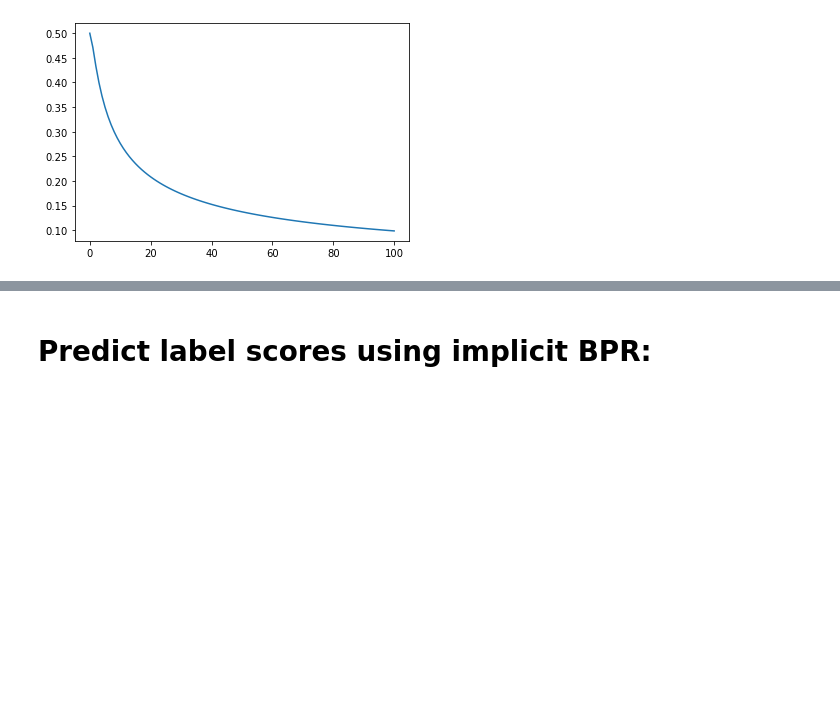
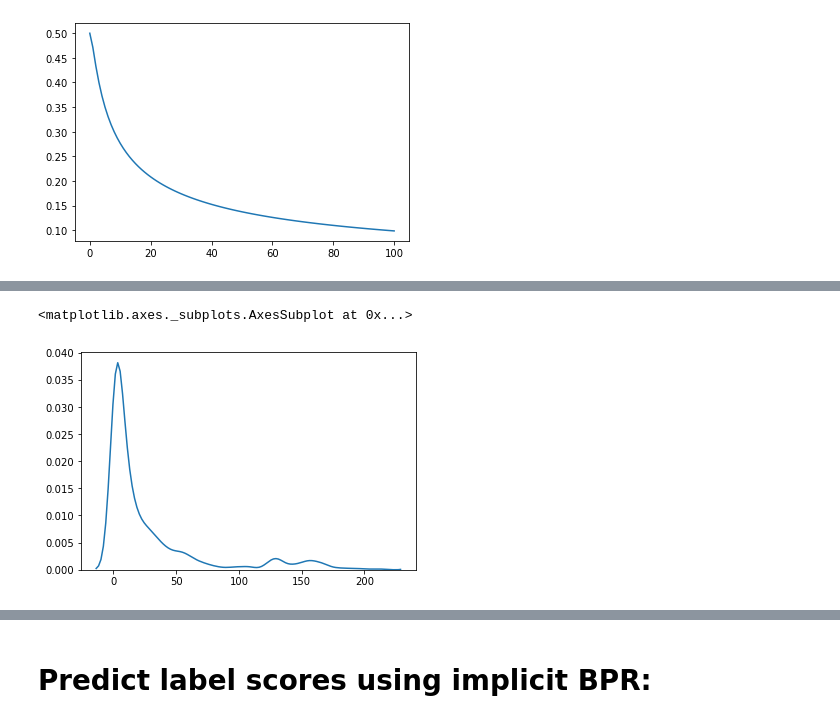
Before and after one commit to ljmartin/molrec, a Jupyter notebook: time_split/code_testing.ipynb, the cells around one changed output, grey strips where cells are left out. Saved outputs shown, nothing was run; the diff lists cells and outputs as text; code cells hidden in the pictures; blank space fills up the shorter version.

```diff
--- a/time_split/code_testing.ipynb
+++ b/time_split/code_testing.ipynb
@@ -396,9 +471,23 @@ def bapbap(predictions, test):
 # %%
 predictions = copy.copy(lc_preds)
+
+
+
 if isinstance(predictions, sparse.csr_matrix):
 	predictions = predictions.toarray()
+
+#predictions = np.ma.masked_array(predictions, mask=train.toarray()[row_mask].astype(bool))
+
 from scipy.stats.mstats import rankdata
 row_mask = np.array(test.sum(axis=1)>0).reshape(-1,)
+
 test_masked = test[row_mask]
 get_ranks = test_masked.astype(bool)
-prediction_ranks = rankdata(-predictions[row_mask], axis=1)
+
+predictions2 = np.ma.masked_array(predictions[row_mask], mask=train.toarray()[row_mask].astype(bool))
+prediction_ranks = rankdata(-predictions2, axis=1)
+# %%
+kdeplot(prediction_ranks[get_ranks.toarray()])
+# %% [output]
+<matplotlib.axes._subplots.AxesSubplot at 0x...>
+[figure, added]
```
Also changed, not shown: parts of 15 cells of this notebook, 1 other file.
